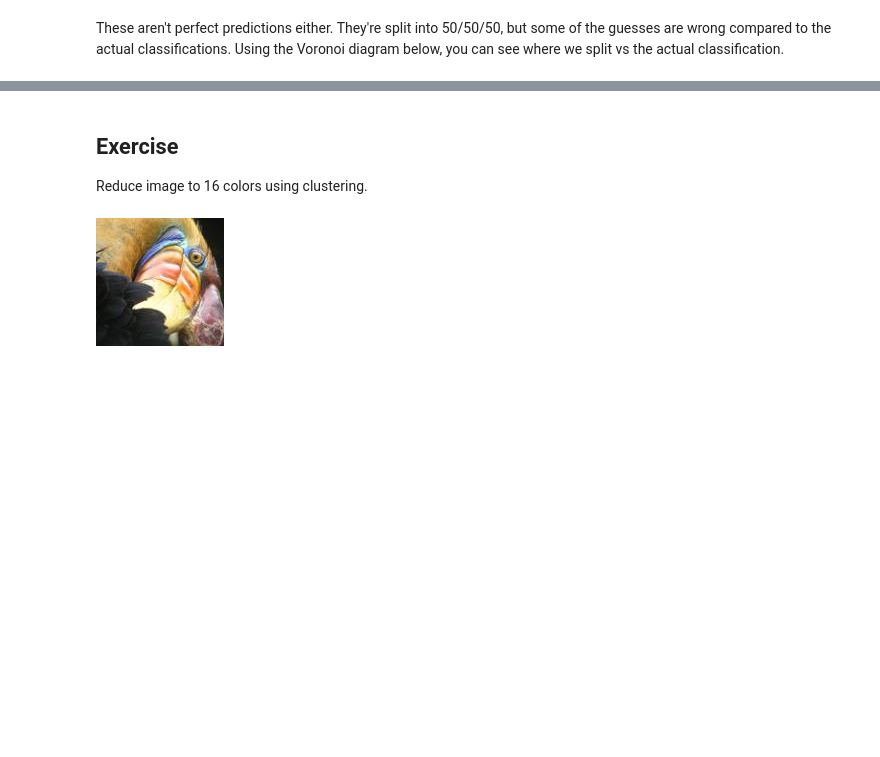
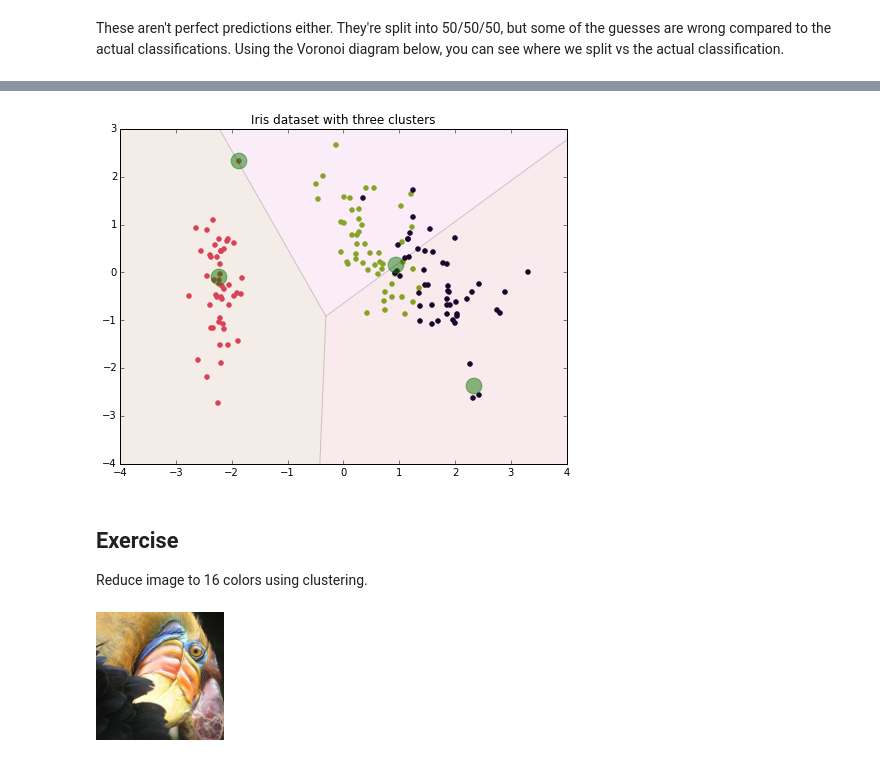
Before and after one commit to tiyd-python-2015-05/curriculum, a Jupyter notebook: week-6/01 - Clustering.ipynb, the cells around one changed output, grey strips where cells are left out. Drawn from its saved outputs; the diff is of its cells as text; code cells hidden in the pictures; blank space fills up the shorter version.

```diff
--- a/week-6/01 - Clustering.ipynb
+++ b/week-6/01 - Clustering.ipynb
@@ -235,0 +245,8 @@ plt.show()
+# %%
+from sklearn.cluster import MeanShift
+
+ms = MeanShift(bandwidth=1.25)
+iris_data = preprocessing.scale(iris.data)
+ms.fit(iris_data)
+clusters = ms.predict(iris_data)
+clusters.reshape((-1,50))
@@ -236,3 +263,33 @@ plt.show()
+# %%
+from sklearn.decomposition import PCA
+pca = PCA(n_components=2).fit(iris_data)
+pca_2d = pca.transform(iris_data)
+
+cluster_2d = pca.transform(ms.cluster_centers_)
+colors = ["#E2415F", "#7FAF1B", "#090129"]
+
+plt.figure(figsize=(8, 6))
+axes = plt.subplot(1,1,1)
+
+for i in range(pca_2d.shape[0]):
+    c = clusters[i]
+    color = colors[iris.target[i]]
+    plt.scatter(pca_2d[i,0], pca_2d[i, 1], color=color)
+
+for i in range(cluster_2d.shape[0]):
+    plt.scatter(cluster_2d[i, 0], cluster_2d[i, 1], color='g', alpha='0.5', s=250, marker='o')
+
+plt.title("Iris dataset with three clusters")
+
+polys = voronoi_polygons(centroids_2d)
+
+for poly in polys:
+    p = matplotlib.patches.Polygon(poly, facecolor=np.random.rand(3,1), alpha=0.1)
+    axes.add_patch(p)
+
+plt.show()
+# %% [output]
+[figure, added]
 # %% [markdown]
 ## Exercise
 
```
Also changed, not shown: parts of 9 cells of this notebook, 9 other files.
